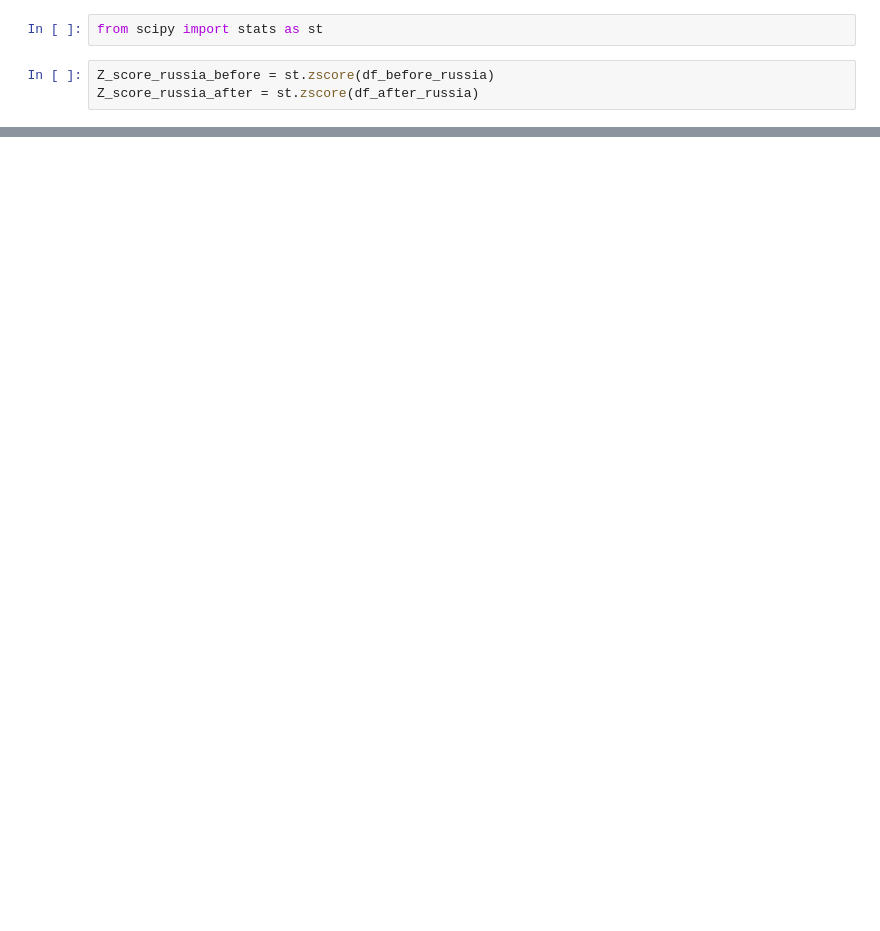
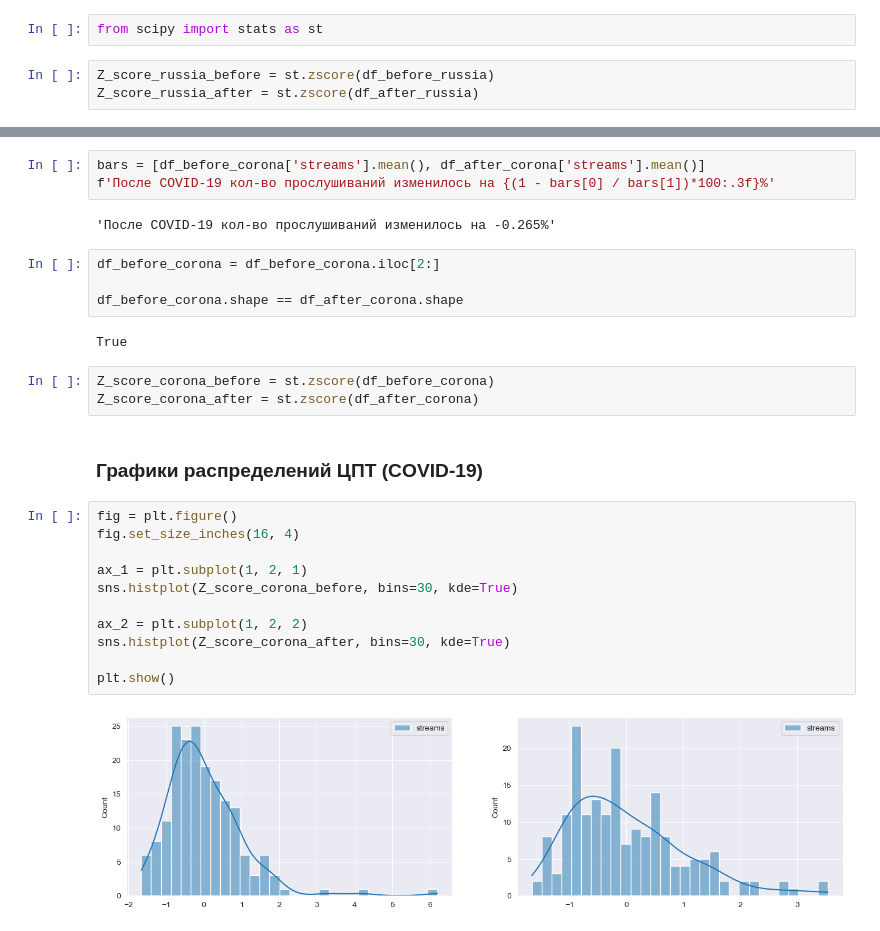
Before and after one commit to kfrsta/smallbigdata, a Jupyter notebook: analysis.ipynb, the cells around one changed output, grey strips where cells are left out. Drawn from its saved outputs; the diff is of its cells as text; blank space fills up the shorter version.

```diff
--- a/analysis.ipynb
+++ b/analysis.ipynb
@@ -124,0 +163,29 @@ array([False])
+# %%
+bars = [df_before_corona['streams'].mean(), df_after_corona['streams'].mean()]
+f'После COVID-19 кол-во прослушиваний изменилось на {(1 - bars[0] / bars[1])*100:.3f}%'
+# %% [output]
+'После COVID-19 кол-во прослушиваний изменилось на -0.265%'
+# %%
+df_before_corona = df_before_corona.iloc[2:]
+
+df_before_corona.shape == df_after_corona.shape
+# %% [output]
+True
+# %%
+Z_score_corona_before = st.zscore(df_before_corona)
+Z_score_corona_after = st.zscore(df_after_corona)
+# %% [markdown]
+### **Графики распределений ЦПТ (COVID-19)**
+# %%
+fig = plt.figure()
+fig.set_size_inches(16, 4)
+
+ax_1 = plt.subplot(1, 2, 1)
+sns.histplot(Z_score_corona_before, bins=30, kde=True)
+
+ax_2 = plt.subplot(1, 2, 2)
+sns.histplot(Z_score_corona_after, bins=30, kde=True)
+
+plt.show()
+# %% [output]
+[figure, added]
```
Also changed, not shown: parts of 27 cells of this notebook.
